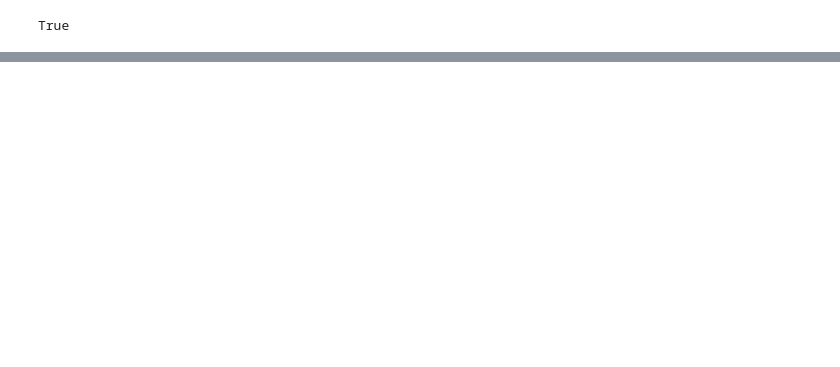
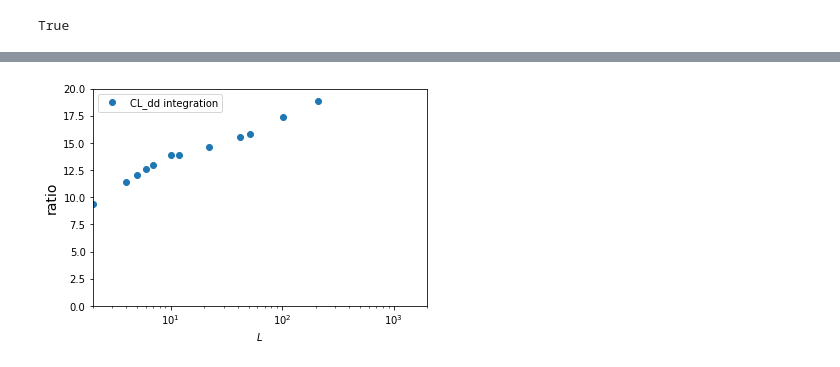
Before and after one commit to VMBoehm/postlimber, a Jupyter notebook: notebooks/IntegrateCldd.ipynb, the cells around one changed output, grey strips where cells are left out. Drawn from its saved outputs; the diff is of its cells as text; code cells hidden in the pictures; blank space fills up the shorter version.

```diff
--- a/notebooks/IntegrateCldd.ipynb
+++ b/notebooks/IntegrateCldd.ipynb
@@ -336,0 +325,15 @@ plt.show()
+# %%
+# ratio plot
+if len(L)<len(clpp):
+    clpp = np.interp(L,ll,clpp)
+plt.figure()
+plt.semilogx(L,4*(L*(L+1.))**2*clpp/CLkk,ls='',marker='o',label='CL_dd integration')
+plt.ylabel('ratio',fontsize=14)
+plt.xlabel('$L$')
+plt.xlim(2,2000)
+plt.ylim(0,20)
+plt.legend()
+plt.savefig('../figures/Cls_ratio.png',bbox_inches='tight')
+plt.show()
+# %% [output]
+[figure, added]
```
Also changed, not shown: parts of 6 cells of this notebook, 1 other file.
